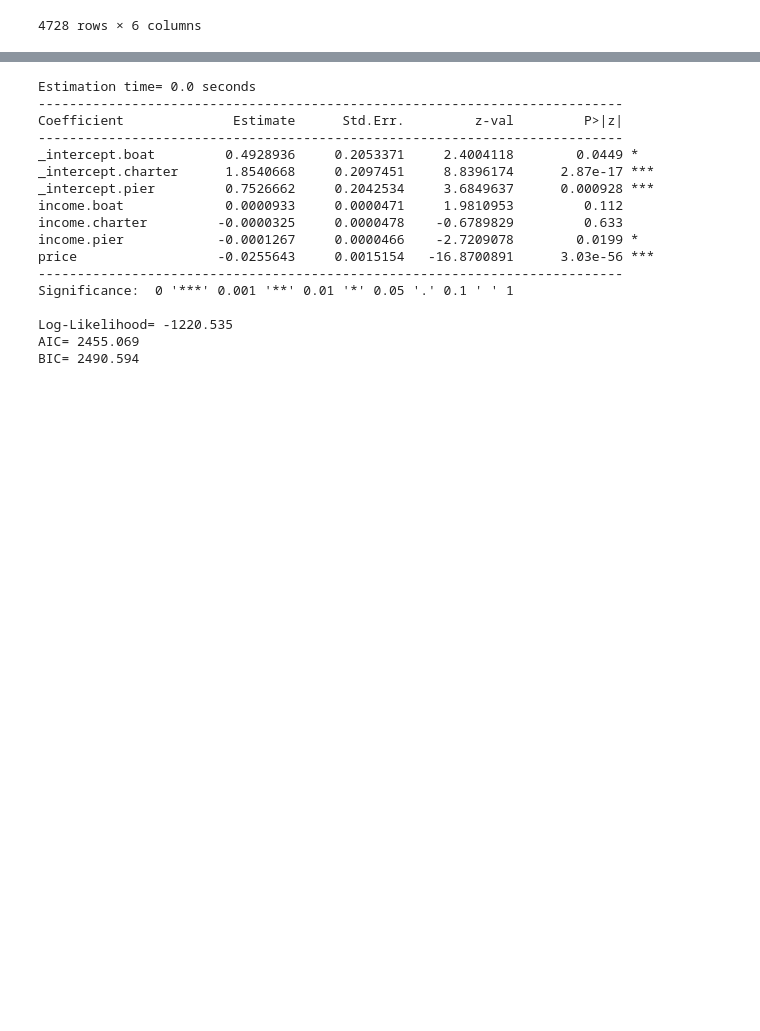
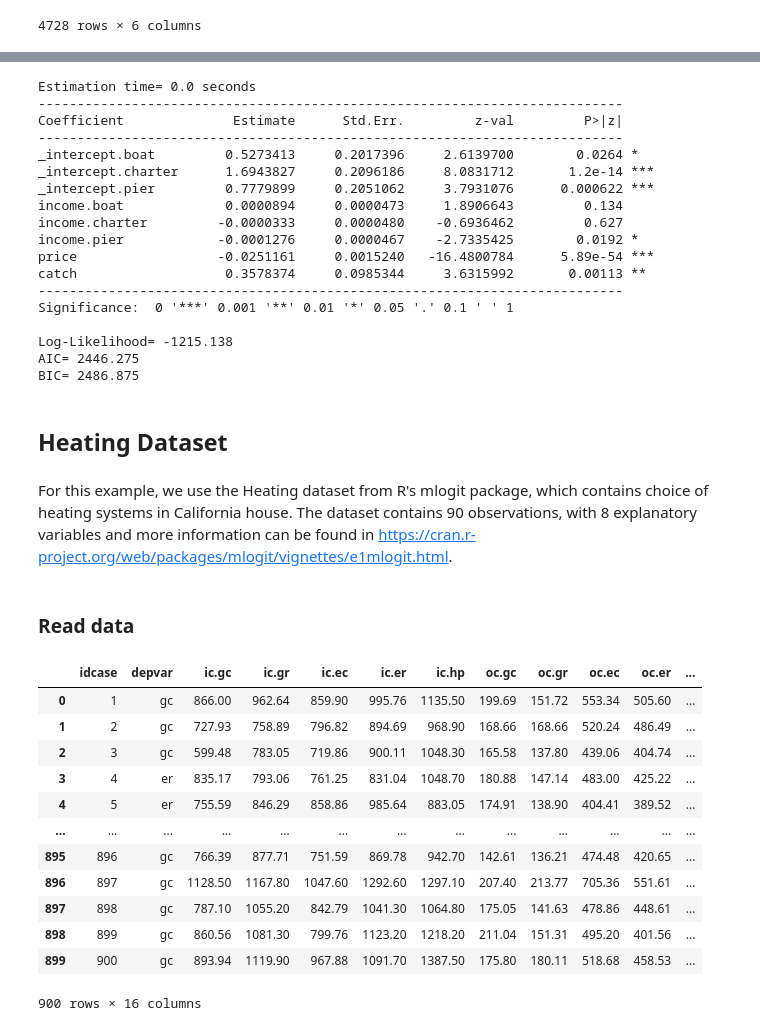
Before and after one commit to arteagac/xlogit, a Jupyter notebook: examples/multinomial_model.ipynb, the cells around one changed output, grey strips where cells are left out. Cells and saved outputs as stored; diff of their text form; code cells hidden in the pictures; blank space fills up the shorter version.

Commit message:
Multinomial Logit example updated

```diff
--- a/examples/multinomial_model.ipynb
+++ b/examples/multinomial_model.ipynb
@@ -45,27 +218,58 @@ df
 # %%
 from xlogit import MultinomialLogit
-varnames = ['income','price']
-X = df[varnames]
-y = df['choice']
 
+varnames = ['income','price', 'catch']
 model = MultinomialLogit()
-model.fit(X, y, varnames= varnames, isvars = ['income'], alts=df['alt'], fit_intercept=True)
+model.fit(X=df[varnames],
+          y=df['choice'],
+          varnames=varnames,
+          isvars=['income'],
+          ids=df['id'],
+          alts=df['alt'],
+          fit_intercept=True)
 model.summary()
 # %% [output]
 Estimation time= 0.0 seconds
 ---------------------------------------------------------------------------
 Coefficient              Estimate      Std.Err.         z-val         P>|z|
 ---------------------------------------------------------------------------
-_intercept.boat         0.4928936     0.2053371     2.4004118        0.0449 *
-_intercept.charter      1.8540668     0.2097451     8.8396174      2.87e-17 ***
-_intercept.pier         0.7526662     0.2042534     3.6849637      0.000928 ***
-income.boat             0.0000933     0.0000471     1.9810953         0.112
-income.charter         -0.0000325     0.0000478    -0.6789829         0.633
-income.pier            -0.0001267     0.0000466    -2.7209078        0.0199 *
-price                  -0.0255643     0.0015154   -16.8700891      3.03e-56 ***
+_intercept.boat         0.5273413     0.2017396     2.6139700        0.0264 *
+_intercept.charter      1.6943827     0.2096186     8.0831712       1.2e-14 ***
+_intercept.pier         0.7779899     0.2051062     3.7931076      0.000622 ***
+income.boat             0.0000894     0.0000473     1.8906643         0.134
+income.charter         -0.0000333     0.0000480    -0.6936462         0.627
+income.pier            -0.0001276     0.0000467    -2.7335425        0.0192 *
+price                  -0.0251161     0.0015240   -16.4800784      5.89e-54 ***
+catch                   0.3578374     0.0985344     3.6315992       0.00113 **
 ---------------------------------------------------------------------------
 Significance:  0 '***' 0.001 '**' 0.01 '*' 0.05 '.' 0.1 ' ' 1
 
-Log-Likelihood= -1220.535
-AIC= 2455.069
-BIC= 2490.594
+Log-Likelihood= -1215.138
+AIC= 2446.275
+BIC= 2486.875
+# %% [markdown]
+## Heating Dataset
+# %% [markdown]
+For this example, we use the Heating dataset from R's mlogit package, which contains choice of heating systems in California house. The dataset contains 90 observations, with 8 explanatory variables and more information can be found in https://cran.r-project.org/web/packages/mlogit/vignettes/e1mlogit.html.
+# %% [markdown]
+### Read data
+# %%
+import pandas as pd
+import numpy as np
+
+df_wide = pd.read_csv("https://raw.github.com/arteagac/xlogit/master/examples/data/heating_wide.csv")
+df_wide
+# %% [output]
+|  | idcase | depvar | ic.gc | ic.gr | ic.ec | ic.er | ic.hp | oc.gc | oc.gr | oc.ec | oc.er | ... |
+| 0 | 1 | gc | 866.00 | 962.64 | 859.90 | 995.76 | 1135.50 | 199.69 | 151.72 | 553.34 | 505.60 | ... |
+| 1 | 2 | gc | 727.93 | 758.89 | 796.82 | 894.69 | 968.90 | 168.66 | 168.66 | 520.24 | 486.49 | ... |
+| 2 | 3 | gc | 599.48 | 783.05 | 719.86 | 900.11 | 1048.30 | 165.58 | 137.80 | 439.06 | 404.74 | ... |
+| 3 | 4 | er | 835.17 | 793.06 | 761.25 | 831.04 | 1048.70 | 180.88 | 147.14 | 483.00 | 425.22 | ... |
+| 4 | 5 | er | 755.59 | 846.29 | 858.86 | 985.64 | 883.05 | 174.91 | 138.90 | 404.41 | 389.52 | ... |
+| ... | ... | ... | ... | ... | ... | ... | ... | ... | ... | ... | ... | ... |
+| 895 | 896 | gc | 766.39 | 877.71 | 751.59 | 869.78 | 942.70 | 142.61 | 136.21 | 474.48 | 420.65 | ... |
+| 896 | 897 | gc | 1128.50 | 1167.80 | 1047.60 | 1292.60 | 1297.10 | 207.40 | 213.77 | 705.36 | 551.61 | ... |
+| 897 | 898 | gc | 787.10 | 1055.20 | 842.79 | 1041.30 | 1064.80 | 175.05 | 141.63 | 478.86 | 448.61 | ... |
+| 898 | 899 | gc | 860.56 | 1081.30 | 799.76 | 1123.20 | 1218.20 | 211.04 | 151.31 | 495.20 | 401.56 | ... |
+| 899 | 900 | gc | 893.94 | 1119.90 | 967.88 | 1091.70 | 1387.50 | 175.80 | 180.11 | 518.68 | 458.53 | ... |
+900 rows × 16 columns
```
Also changed, not shown: parts of 33 cells of this notebook.
